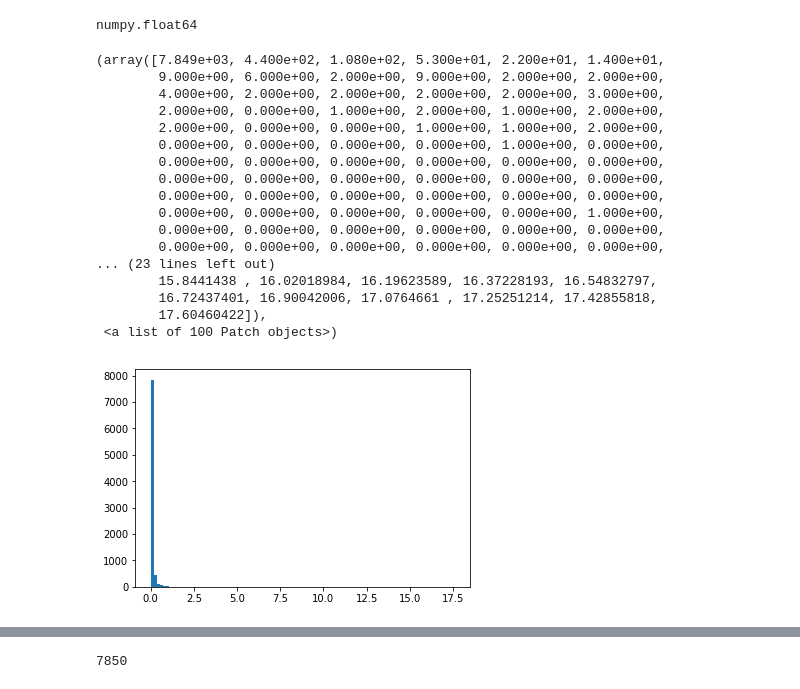
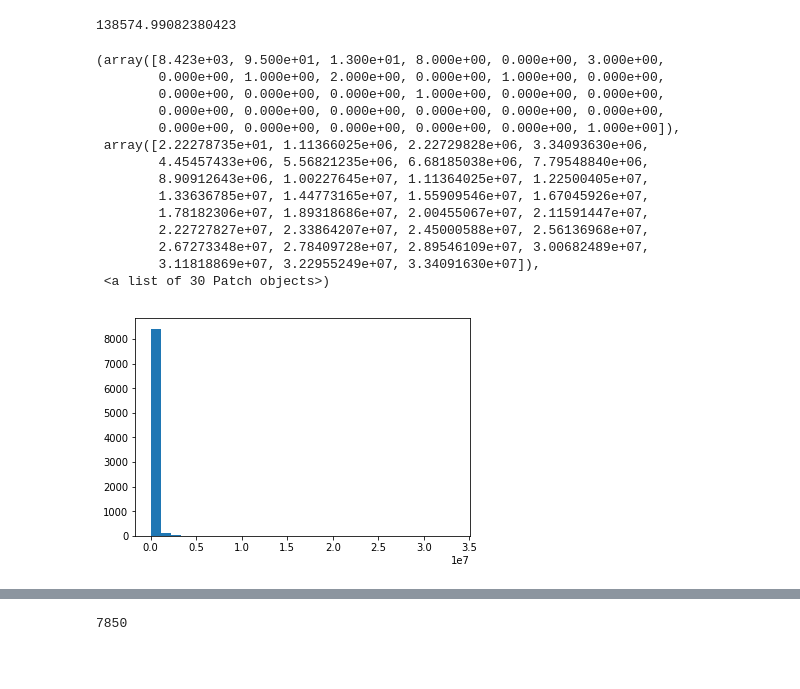
Before and after one commit to ledanieln/CoA-Zone-Prediction, a Jupyter notebook: notebooks/Data Exploration.ipynb, the cells around one changed output, grey strips where cells are left out. Saved outputs shown, nothing was run; the diff lists cells and outputs as text; code cells hidden in the pictures; blank space fills up the shorter version.

Commit message:
created features for zone area

```diff
--- a/notebooks/Data Exploration.ipynb
+++ b/notebooks/Data Exploration.ipynb
@@ -6,27 +6,26 @@ train = pd.read_csv('../data/processed/train.csv')
 # %%
 min = train['zoneArea'].min()
 max = train['zoneArea'].max()
-type(min)
-# %% [output]
-numpy.float64
+# %%
+train.describe()
+train['zoneArea'].mean()
+# %% [output]
+138574.99082380423
 # %%
-plt.hist(train['percentSidewalkArea'].values, bins=100)
+plt.hist(newTrain['zoneArea'].values, bins=30)
 # %% [output]
-(array([7.849e+03, 4.400e+02, 1.080e+02, 5.300e+01, 2.200e+01, 1.400e+01,
-        9.000e+00, 6.000e+00, 2.000e+00, 9.000e+00, 2.000e+00, 2.000e+00,
-        4.000e+00, 2.000e+00, 2.000e+00, 2.000e+00, 2.000e+00, 3.000e+00,
-        2.000e+00, 0.000e+00, 1.000e+00, 2.000e+00, 1.000e+00, 2.000e+00,
-        2.000e+00, 0.000e+00, 0.000e+00, 1.000e+00, 1.000e+00, 2.000e+00,
-        0.000e+00, 0.000e+00, 0.000e+00, 0.000e+00, 1.000e+00, 0.000e+00,
+(array([8.423e+03, 9.500e+01, 1.300e+01, 8.000e+00, 0.000e+00, 3.000e+00,
+        0.000e+00, 1.000e+00, 2.000e+00, 0.000e+00, 1.000e+00, 0.000e+00,
+        0.000e+00, 0.000e+00, 0.000e+00, 1.000e+00, 0.000e+00, 0.000e+00,
         0.000e+00, 0.000e+00, 0.000e+00, 0.000e+00, 0.000e+00, 0.000e+00,
-        0.000e+00, 0.000e+00, 0.000e+00, 0.000e+00, 0.000e+00, 0.000e+00,
-        0.000e+00, 0.000e+00, 0.000e+00, 0.000e+00, 0.000e+00, 0.000e+00,
-        0.000e+00, 0.000e+00, 0.000e+00, 0.000e+00, 0.000e+00, 1.000e+00,
-        0.000e+00, 0.000e+00, 0.000e+00, 0.000e+00, 0.000e+00, 0.000e+00,
-        0.000e+00, 0.000e+00, 0.000e+00, 0.000e+00, 0.000e+00, 0.000e+00,
-... (23 lines left out)
-        15.8441438 , 16.02018984, 16.19623589, 16.37228193, 16.54832797,
-        16.72437401, 16.90042006, 17.0764661 , 17.25251214, 17.42855818,
-        17.60460422]),
- <a list of 100 Patch objects>)
+        0.000e+00, 0.000e+00, 0.000e+00, 0.000e+00, 0.000e+00, 1.000e+00]),
+ array([2.22278735e+01, 1.11366025e+06, 2.22729828e+06, 3.34093630e+06,
+        4.45457433e+06, 5.56821235e+06, 6.68185038e+06, 7.79548840e+06,
+        8.90912643e+06, 1.00227645e+07, 1.11364025e+07, 1.22500405e+07,
+        1.33636785e+07, 1.44773165e+07, 1.55909546e+07, 1.67045926e+07,
+        1.78182306e+07, 1.89318686e+07, 2.00455067e+07, 2.11591447e+07,
+        2.22727827e+07, 2.33864207e+07, 2.45000588e+07, 2.56136968e+07,
+        2.67273348e+07, 2.78409728e+07, 2.89546109e+07, 3.00682489e+07,
+        3.11818869e+07, 3.22955249e+07, 3.34091630e+07]),
+ <a list of 30 Patch objects>)
-[figure, old version]
+[figure, new version]
```
Also changed, not shown: parts of 6 cells of this notebook.
